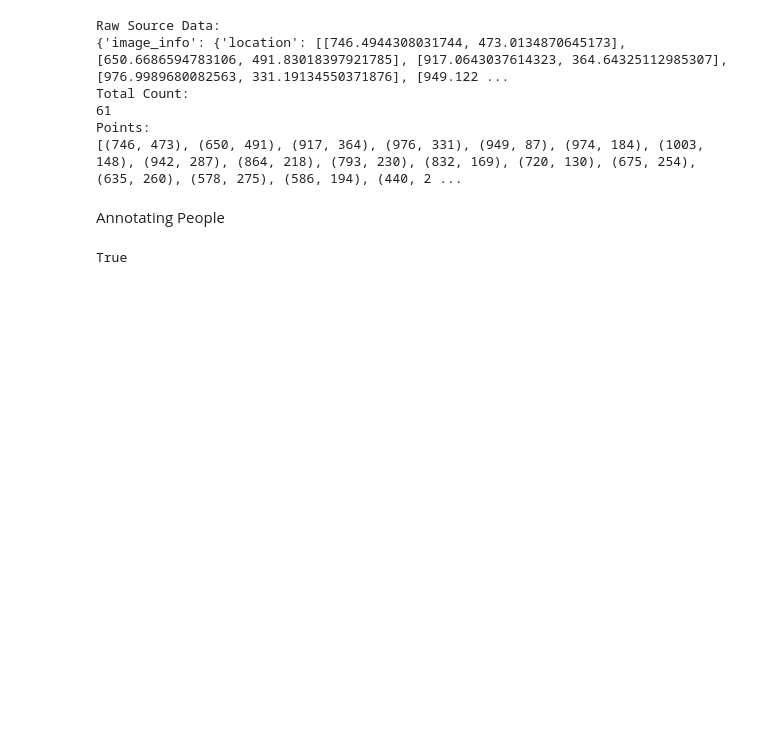
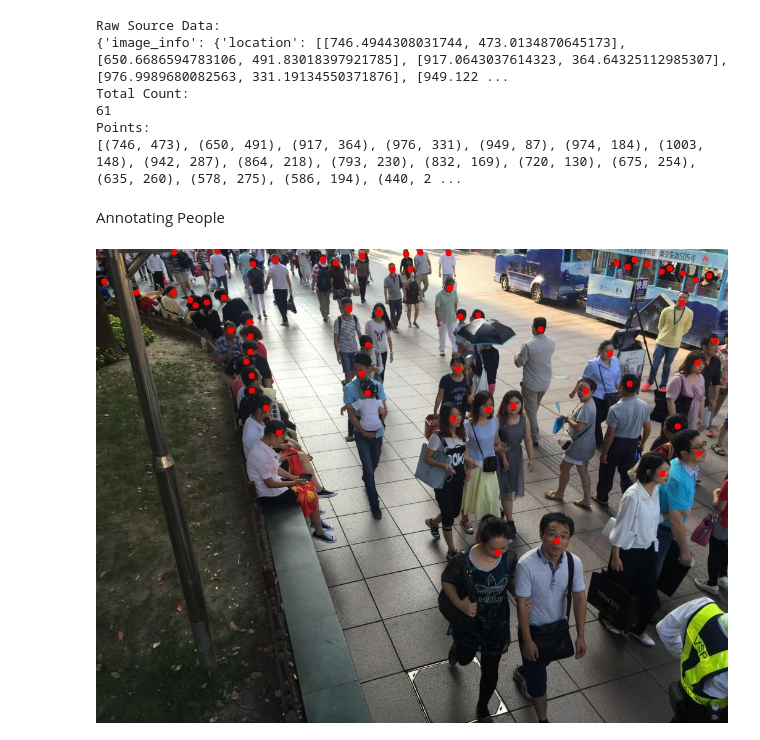
Before and after one commit to oddlyspaced/minor-new, a Jupyter notebook: density.ipynb, the cells around one changed output. Cells and saved outputs as stored; diff of their text form; code cells hidden in the pictures; blank space fills up the shorter version.

Commit message:
density: annotate and display result image

```diff
--- a/density.ipynb
+++ b/density.ipynb
@@ -57,7 +57,8 @@ Annotating People
 # %%
 for loc in pts:
     cv2.circle(cv_image, loc, radius=5, color=(0, 0, 255), thickness=-1)
 
 cv2.imwrite("result.jpg", cv_image)
+display(Image.open("result.jpg"))
 # %% [output]
-True
+[figure, added]
```
